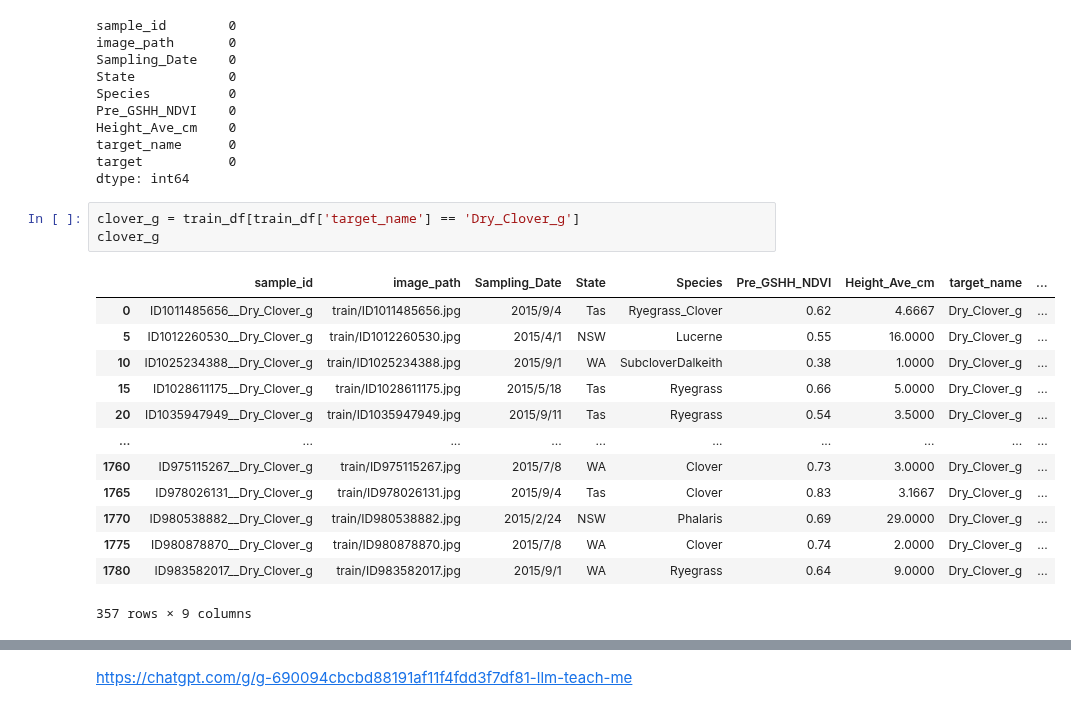
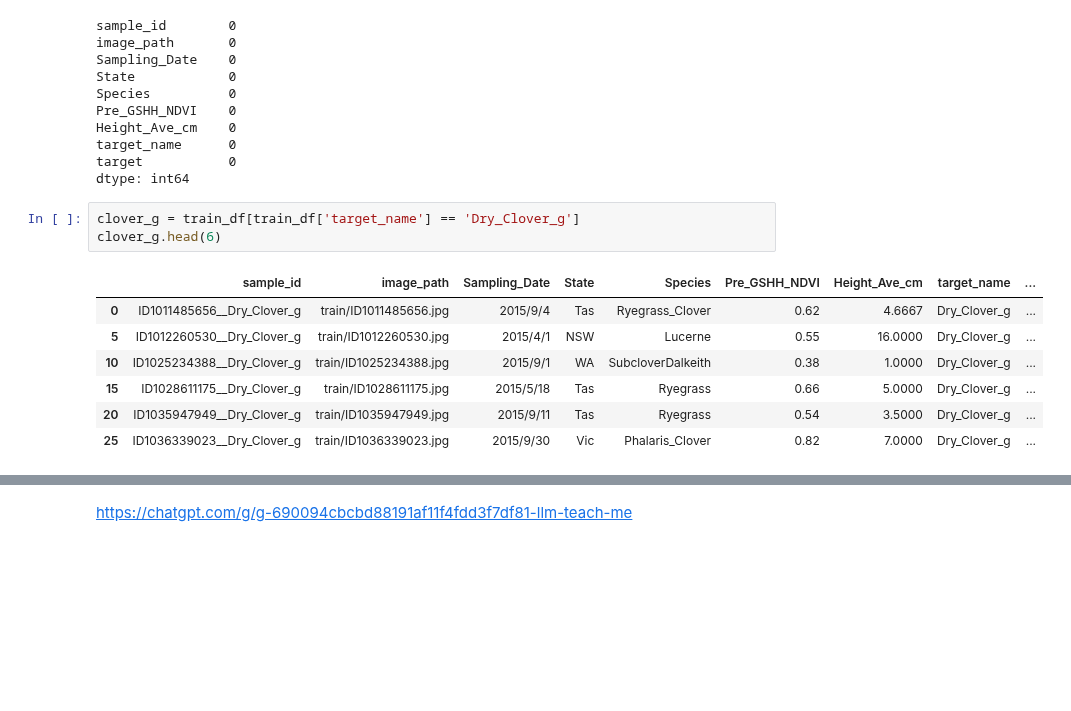
Before and after one commit to LoNebula/Kaggle, a Jupyter notebook: src/CSIRO_Image2Biomass_Prediction/1_CSIRO_Image2Biomass_Prediction.ipynb, the cells around one changed output, grey strips where cells are left out. Cells and saved outputs as stored; diff of their text form; blank space fills up the shorter version.

```diff
--- a/src/CSIRO_Image2Biomass_Prediction/1_CSIRO_Image2Biomass_Prediction.ipynb
+++ b/src/CSIRO_Image2Biomass_Prediction/1_CSIRO_Image2Biomass_Prediction.ipynb
@@ -53,21 +53,15 @@ target           0
 dtype: int64
 # %%
 clover_g = train_df[train_df['target_name'] == 'Dry_Clover_g']
-clover_g
+clover_g.head(6)
 # %% [output]
 |  | sample_id | image_path | Sampling_Date | State | Species | Pre_GSHH_NDVI | Height_Ave_cm | target_name | ... |
 | 0 | ID1011485656__Dry_Clover_g | train/ID1011485656.jpg | 2015/9/4 | Tas | Ryegrass_Clover | 0.62 | 4.6667 | Dry_Clover_g | ... |
 | 5 | ID1012260530__Dry_Clover_g | train/ID1012260530.jpg | 2015/4/1 | NSW | Lucerne | 0.55 | 16.0000 | Dry_Clover_g | ... |
 | 10 | ID1025234388__Dry_Clover_g | train/ID1025234388.jpg | 2015/9/1 | WA | SubcloverDalkeith | 0.38 | 1.0000 | Dry_Clover_g | ... |
 | 15 | ID1028611175__Dry_Clover_g | train/ID1028611175.jpg | 2015/5/18 | Tas | Ryegrass | 0.66 | 5.0000 | Dry_Clover_g | ... |
 | 20 | ID1035947949__Dry_Clover_g | train/ID1035947949.jpg | 2015/9/11 | Tas | Ryegrass | 0.54 | 3.5000 | Dry_Clover_g | ... |
-| ... | ... | ... | ... | ... | ... | ... | ... | ... | ... |
-| 1760 | ID975115267__Dry_Clover_g | train/ID975115267.jpg | 2015/7/8 | WA | Clover | 0.73 | 3.0000 | Dry_Clover_g | ... |
-| 1765 | ID978026131__Dry_Clover_g | train/ID978026131.jpg | 2015/9/4 | Tas | Clover | 0.83 | 3.1667 | Dry_Clover_g | ... |
-| 1770 | ID980538882__Dry_Clover_g | train/ID980538882.jpg | 2015/2/24 | NSW | Phalaris | 0.69 | 29.0000 | Dry_Clover_g | ... |
-| 1775 | ID980878870__Dry_Clover_g | train/ID980878870.jpg | 2015/7/8 | WA | Clover | 0.74 | 2.0000 | Dry_Clover_g | ... |
-| 1780 | ID983582017__Dry_Clover_g | train/ID983582017.jpg | 2015/9/1 | WA | Ryegrass | 0.64 | 9.0000 | Dry_Clover_g | ... |
+| 25 | ID1036339023__Dry_Clover_g | train/ID1036339023.jpg | 2015/9/30 | Vic | Phalaris_Clover | 0.82 | 7.0000 | Dry_Clover_g | ... |
-357 rows × 9 columns
 # %%
 # pick up g series
 clover_g = train_df[train_df['target_name'] == 'Dry_Clover_g']
```
Also changed, not shown: parts of 1 cell of this notebook.
